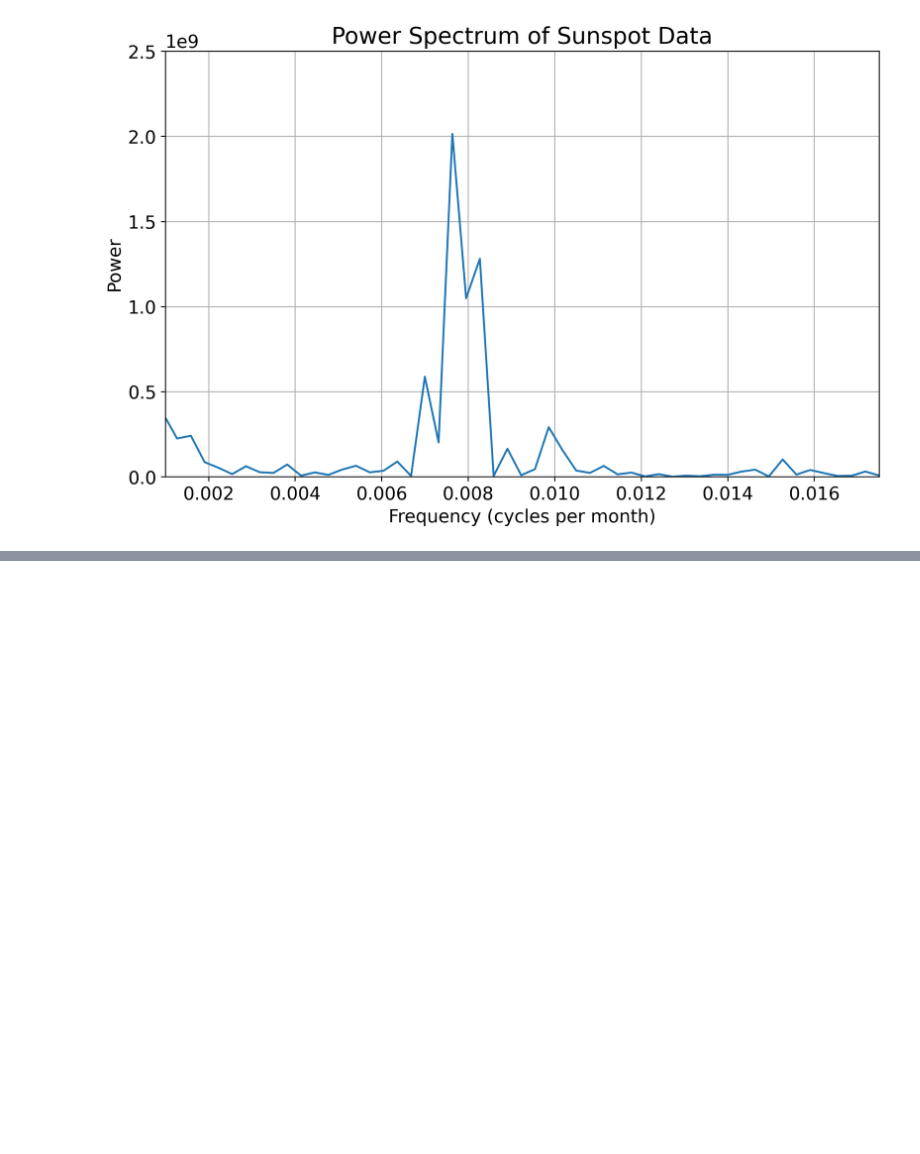
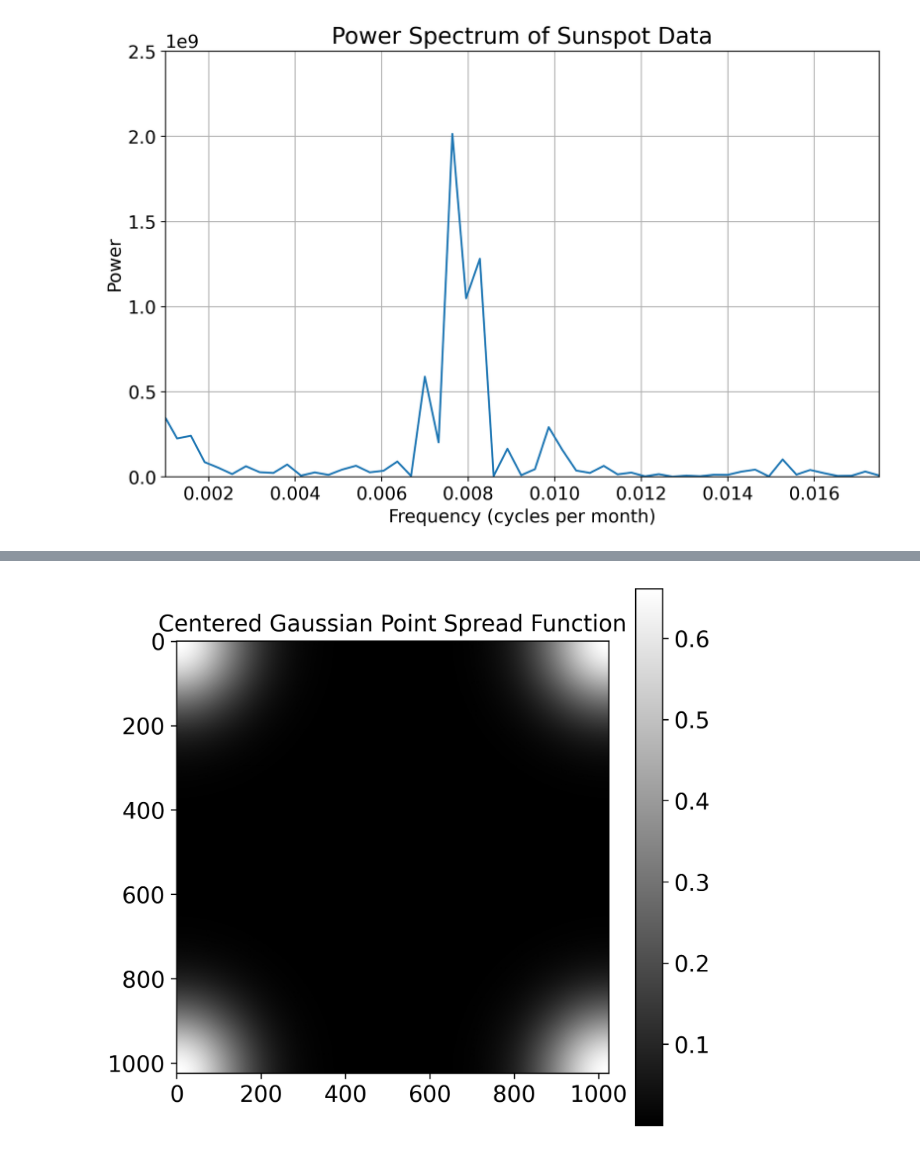
Before and after one commit to chrissellgrenbackup/computational-physics, a Jupyter notebook: hw3/hw3.ipynb, the cells around one changed output, grey strips where cells are left out. Saved outputs shown, nothing was run; the diff lists cells and outputs as text; code cells hidden in the pictures; blank space fills up the shorter version.

```diff
--- a/hw3/hw3.ipynb
+++ b/hw3/hw3.ipynb
@@ -104,0 +117,22 @@ plt.show()
+# %%
+x = np.arange(xsize)
+y  = np.arange(ysize)
+X, Y = np.meshgrid(x,y,indexing='ij')
+
+# ensure periodicity
+dx = np.where(X > xsize/2, X - xsize, X)
+dy = np.where(Y > ysize/2, Y - ysize, Y)
+
+sigma=25
+
+gaussgrid = np.exp(-(dx**2+dy**2)/(2*sigma**2))
+gaussgrid = gaussgrid/np.sum(gaussgrid) #normalize
+
+plt.figure(figsize=(6,6), dpi=300)
+brightnessscale = 0.05
+plt.imshow(gaussgrid**brightnessscale, cmap='gray', origin='upper')
+plt.colorbar()
+plt.title("Centered Gaussian Point Spread Function")
+plt.savefig("figs/ptspread.png")
+# %% [output]
+[figure, added]
```
Also changed, not shown: parts of 5 cells of this notebook.
